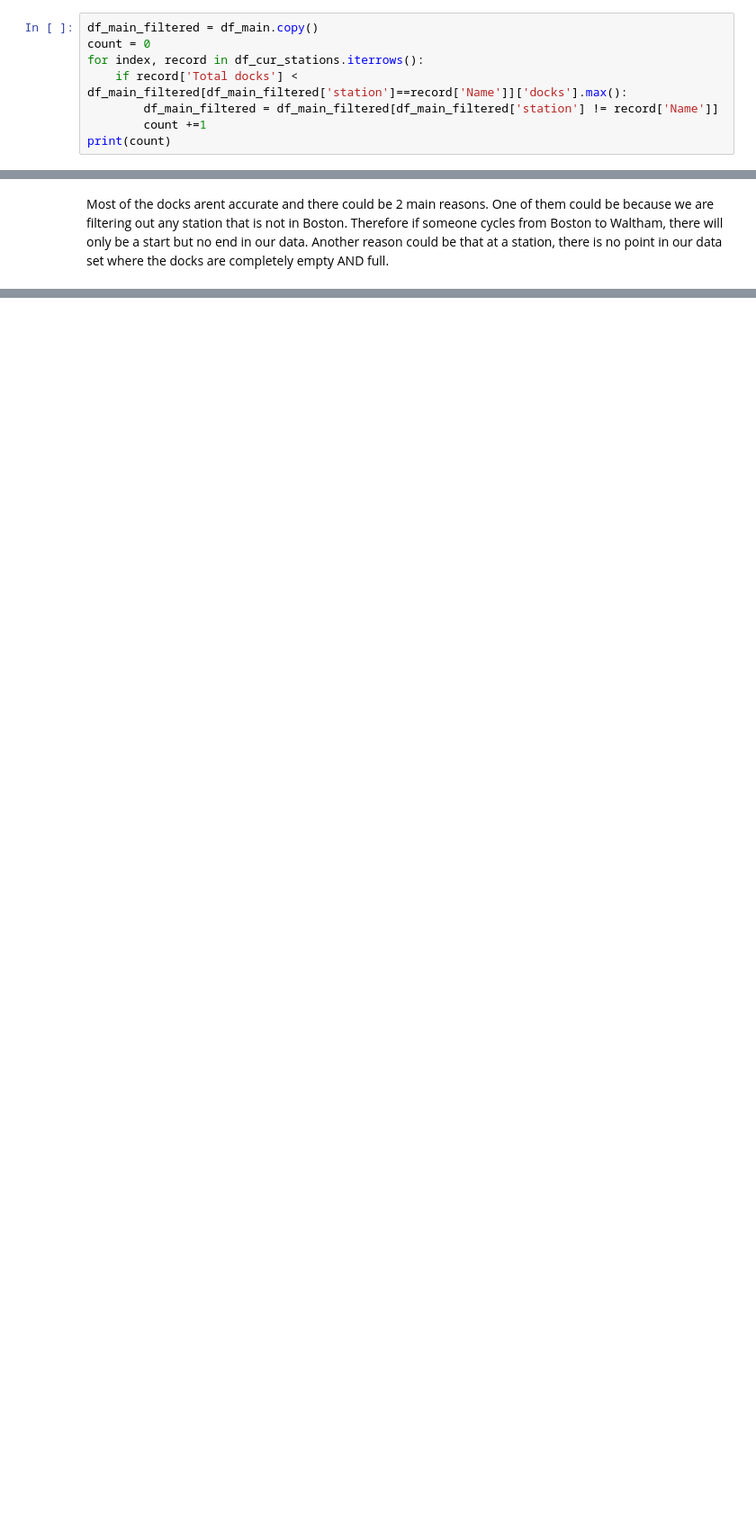
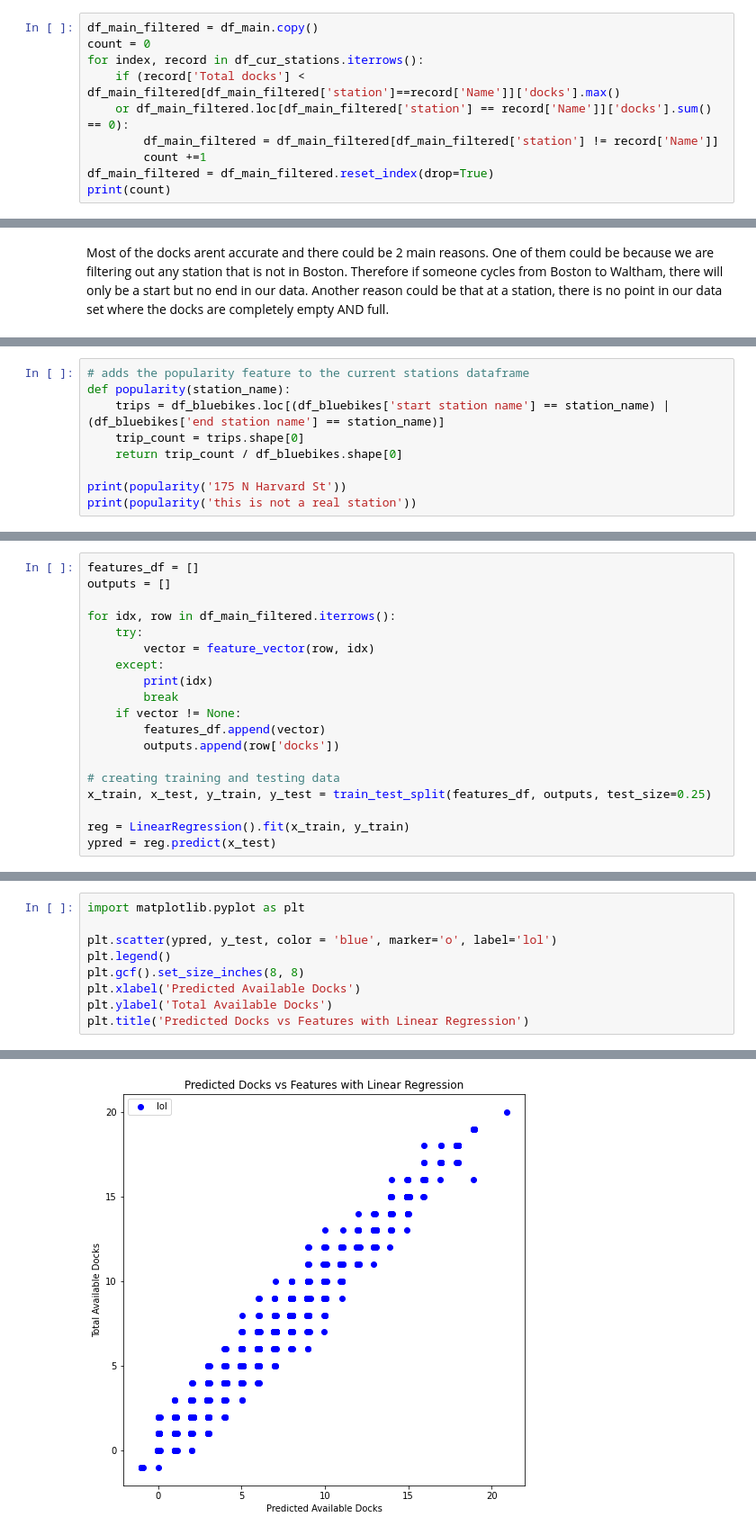
Before and after one commit to fzyang1227/bluebikes, a Jupyter notebook: DS4300_Project_Updated.ipynb, the cells around one changed output, grey strips where cells are left out. Shown at 90% size. Drawn from its saved outputs; the diff is of its cells as text; blank space fills up the shorter version.

Commit message:
implemented regression model, prediction scatterplot

```diff
--- a/DS4300_Project_Updated.ipynb
+++ b/DS4300_Project_Updated.ipynb
@@ -397,8 +432,10 @@ for index, record in df_cur_stations.iterrows():
 df_main_filtered = df_main.copy()
 count = 0
 for index, record in df_cur_stations.iterrows():
-    if record['Total docks'] < df_main_filtered[df_main_filtered['station']==record['Name']]['docks'].max():
+    if (record['Total docks'] < df_main_filtered[df_main_filtered['station']==record['Name']]['docks'].max()
+    or df_main_filtered.loc[df_main_filtered['station'] == record['Name']]['docks'].sum() == 0):
         df_main_filtered = df_main_filtered[df_main_filtered['station'] != record['Name']]
         count +=1
+df_main_filtered = df_main_filtered.reset_index(drop=True)
 print(count)
 # %% [output]
@@ -423,0 +465,9 @@ Most of the docks arent accurate and there could be 2 main reasons. One of them
+# %%
+# adds the popularity feature to the current stations dataframe
+def popularity(station_name):
+    trips = df_bluebikes.loc[(df_bluebikes['start station name'] == station_name) | (df_bluebikes['end station name'] == station_name)]
+    trip_count = trips.shape[0]
+    return trip_count / df_bluebikes.shape[0]
+
+print(popularity('175 N Harvard St'))
+print(popularity('this is not a real station'))
@@ -423,0 +557,19 @@ Most of the docks arent accurate and there could be 2 main reasons. One of them
+# %%
+features_df = []
+outputs = []
+
+for idx, row in df_main_filtered.iterrows():
+    try:
+        vector = feature_vector(row, idx)
+    except:
+        print(idx)
+        break
+    if vector != None:
+        features_df.append(vector)
+        outputs.append(row['docks'])
+
+# creating training and testing data
+x_train, x_test, y_train, y_test = train_test_split(features_df, outputs, test_size=0.25)
+
+reg = LinearRegression().fit(x_train, y_train)
+ypred = reg.predict(x_test)
@@ -423,0 +578,10 @@ Most of the docks arent accurate and there could be 2 main reasons. One of them
+# %%
+import matplotlib.pyplot as plt
+
+plt.scatter(ypred, y_test, color = 'blue', marker='o', label='lol')
+plt.legend()
+plt.gcf().set_size_inches(8, 8)
+plt.xlabel('Predicted Available Docks')
+plt.ylabel('Total Available Docks')
+plt.title('Predicted Docks vs Features with Linear Regression')
+# %% [output]
@@ -423,0 +589 @@ Most of the docks arent accurate and there could be 2 main reasons. One of them
+[figure, added]
```
Also changed, not shown: parts of 30 cells of this notebook.
